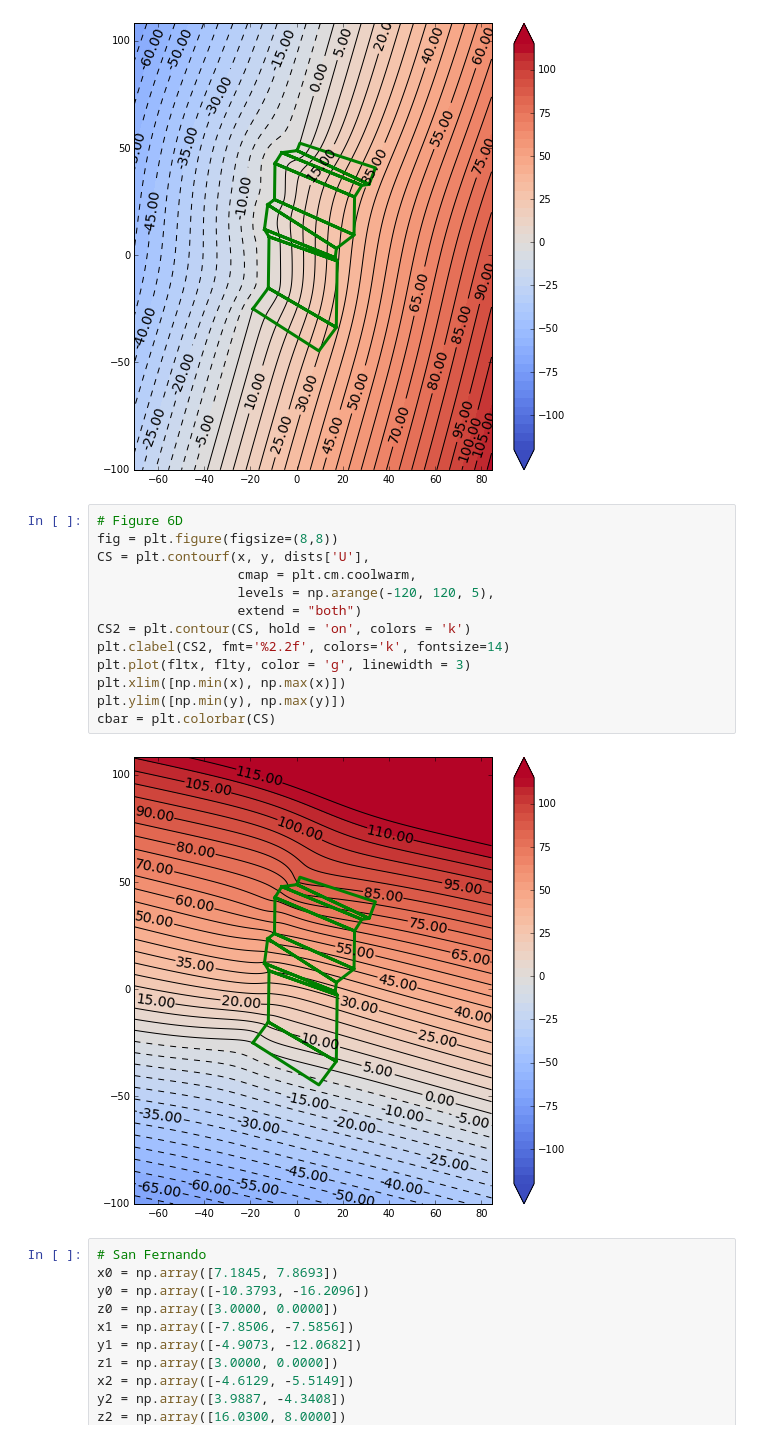
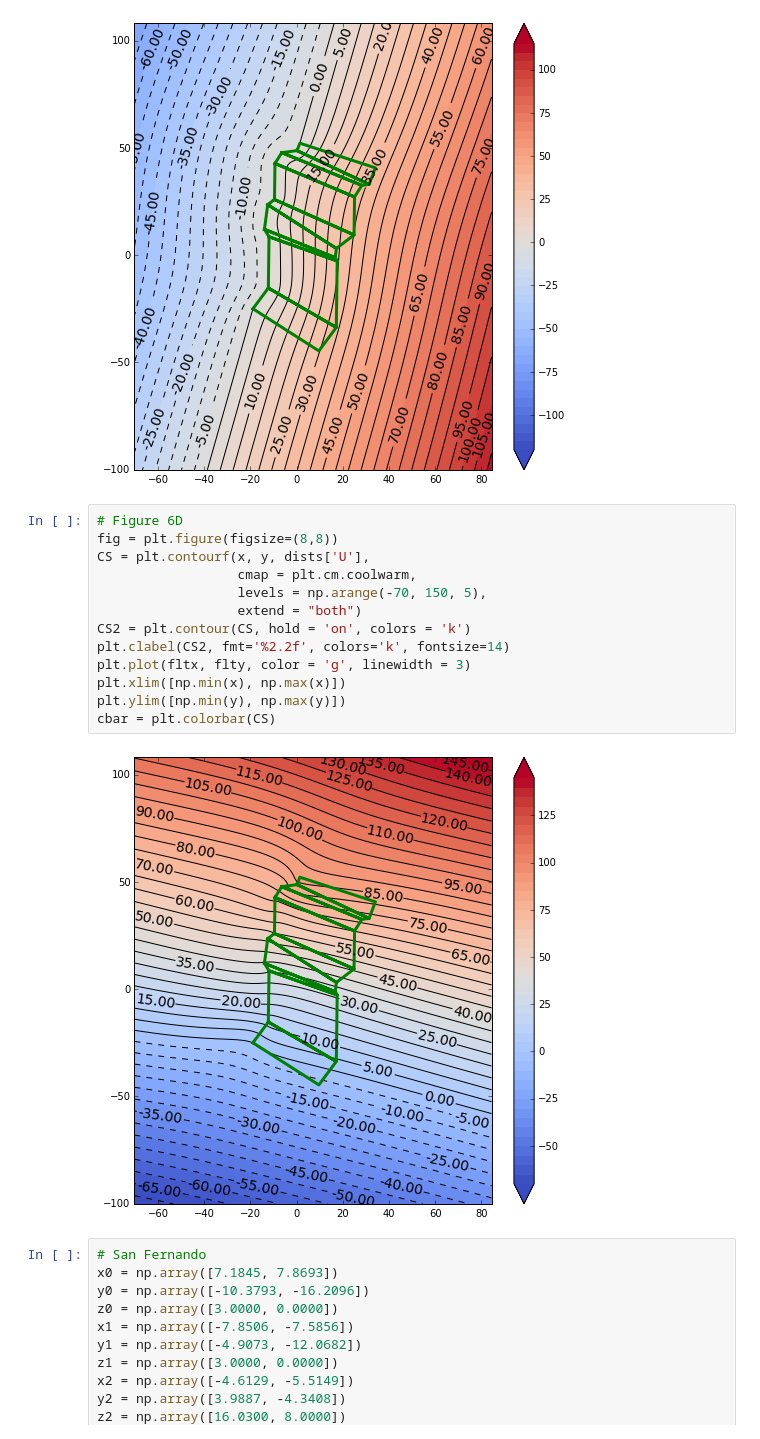
Before and after one commit to usgs/shakemap, a Jupyter notebook: notebooks/Check GC2 coordinate calculation.ipynb, the cells around one changed output. Cells and saved outputs as stored; diff of their text form.

```diff
--- a/notebooks/Check GC2 coordinate calculation.ipynb
+++ b/notebooks/Check GC2 coordinate calculation.ipynb
@@ -91,18 +91,18 @@ cbar = plt.colorbar(CS)
 # %%
 # Figure 6D
 fig = plt.figure(figsize=(8,8))
 CS = plt.contourf(x, y, dists['U'],
                   cmap = plt.cm.coolwarm,
-                  levels = np.arange(-120, 120, 5),
+                  levels = np.arange(-70, 150, 5),
                   extend = "both")
 CS2 = plt.contour(CS, hold = 'on', colors = 'k')
 plt.clabel(CS2, fmt='%2.2f', colors='k', fontsize=14)
 plt.plot(fltx, flty, color = 'g', linewidth = 3)
 plt.xlim([np.min(x), np.max(x)])
 plt.ylim([np.min(y), np.max(y)])
 cbar = plt.colorbar(CS)
 # %% [output]
-[figure, old version]
+[figure, new version]
 # %%
 # San Fernando
 x0 = np.array([7.1845, 7.8693])
```
Also changed, not shown: parts of 11 cells of this notebook, 3 other files.
